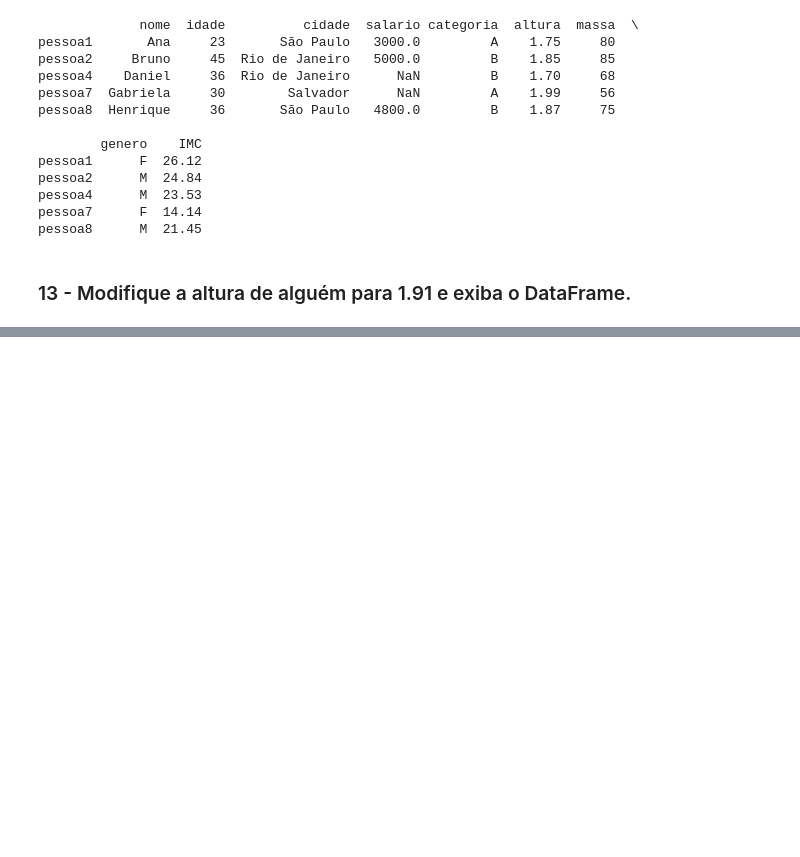
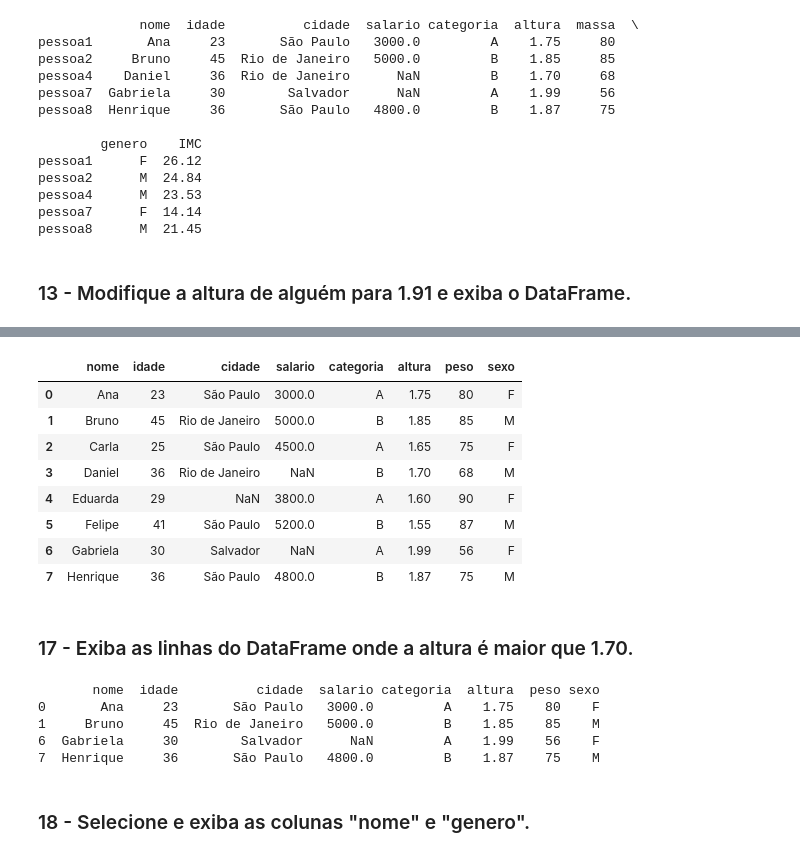
Before and after one commit to henderson92/BootCamp---Analista-de-Dados, a Jupyter notebook: Pandas_Exercicio.ipynb, the cells around one changed output, grey strips where cells are left out. Cells and saved outputs as stored; diff of their text form; code cells hidden in the pictures; blank space fills up the shorter version.

```diff
--- a/Pandas_Exercicio.ipynb
+++ b/Pandas_Exercicio.ipynb
@@ -248,0 +374,29 @@ pessoa8      M  21.45
+# %%
+df
+
+df = df.reset_index(drop=True)
+# %%
+df
+# %% [output]
+|  | nome | idade | cidade | salario | categoria | altura | peso | sexo |
+| 0 | Ana | 23 | São Paulo | 3000.0 | A | 1.75 | 80 | F |
+| 1 | Bruno | 45 | Rio de Janeiro | 5000.0 | B | 1.85 | 85 | M |
+| 2 | Carla | 25 | São Paulo | 4500.0 | A | 1.65 | 75 | F |
+| 3 | Daniel | 36 | Rio de Janeiro | NaN | B | 1.70 | 68 | M |
+| 4 | Eduarda | 29 | NaN | 3800.0 | A | 1.60 | 90 | F |
+| 5 | Felipe | 41 | São Paulo | 5200.0 | B | 1.55 | 87 | M |
+| 6 | Gabriela | 30 | Salvador | NaN | A | 1.99 | 56 | F |
+| 7 | Henrique | 36 | São Paulo | 4800.0 | B | 1.87 | 75 | M |
+# %% [markdown]
+### 17 - Exiba as linhas do DataFrame onde a altura é maior que 1.70.
+# %%
+df_altura = df[df['altura'] > 1.70]
+print(df_altura)
+# %% [output]
+       nome  idade          cidade  salario categoria  altura  peso sexo
+0       Ana     23       São Paulo   3000.0         A    1.75    80    F
+1     Bruno     45  Rio de Janeiro   5000.0         B    1.85    85    M
+6  Gabriela     30        Salvador      NaN         A    1.99    56    F
+7  Henrique     36       São Paulo   4800.0         B    1.87    75    M
+# %% [markdown]
+### 18 - Selecione e exiba as colunas "nome" e "genero".
```
Also changed, not shown: parts of 15 cells of this notebook, 2 other files.
